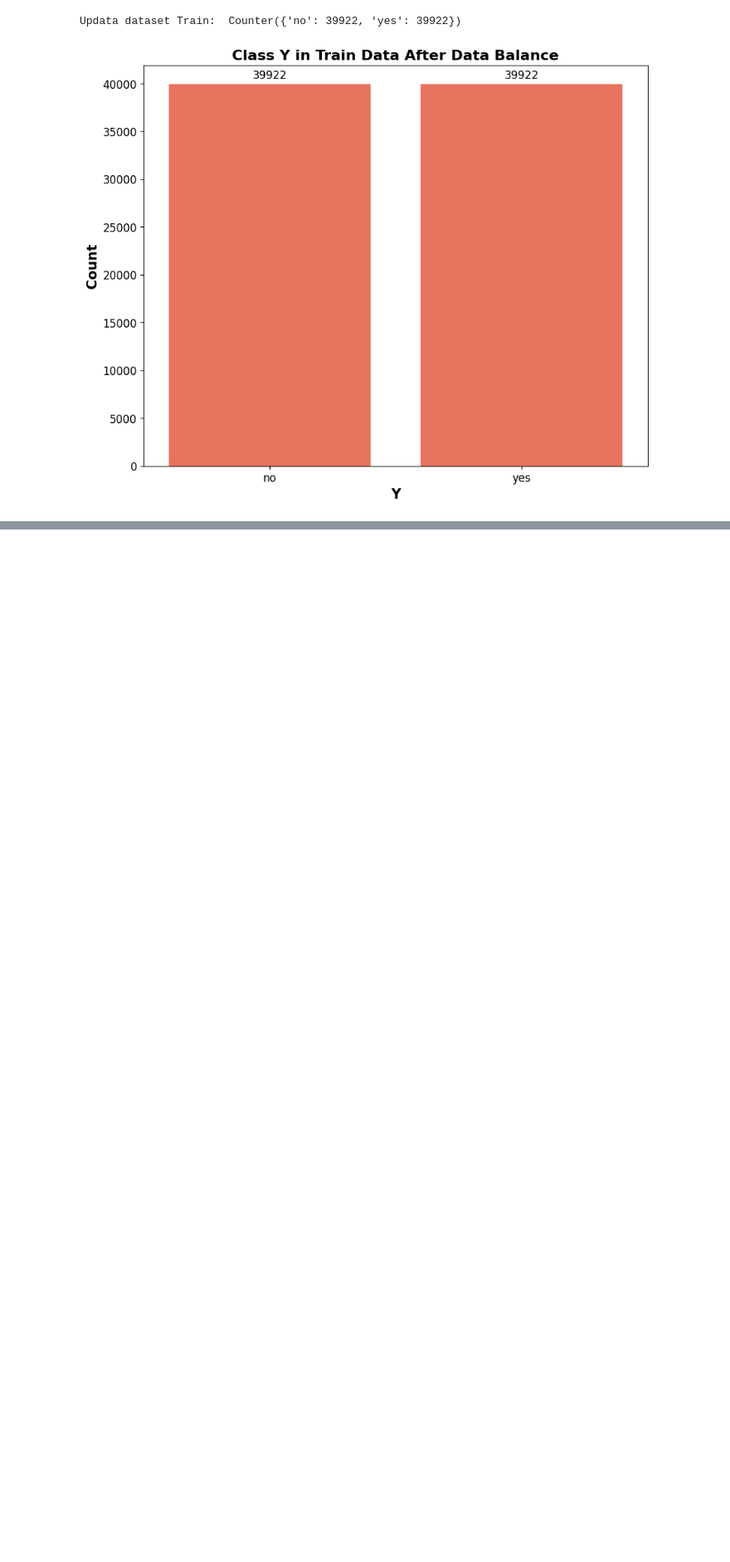
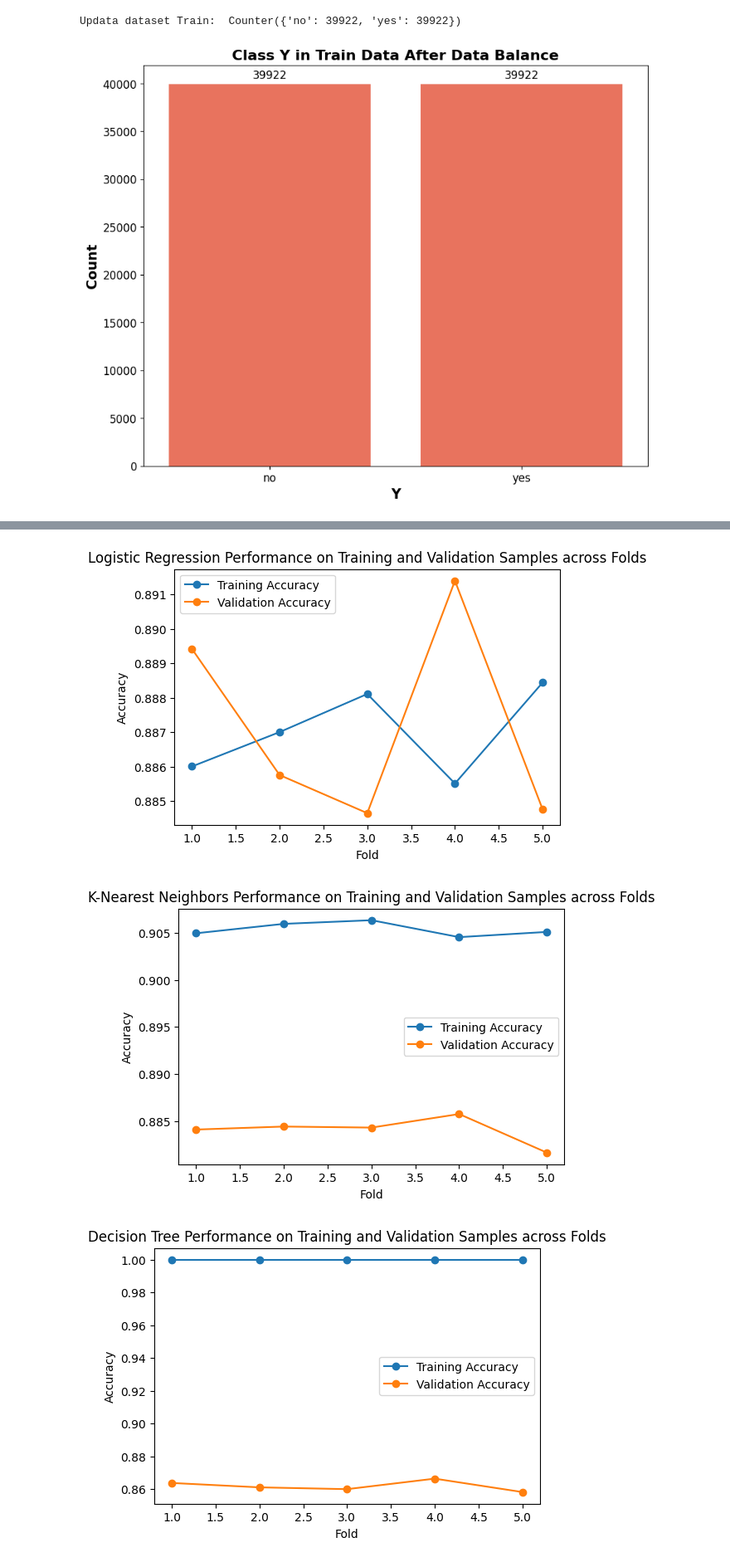
Before and after one commit to accesable/ML_Final, a Jupyter notebook: code/main.ipynb, the cells around one changed output, grey strips where cells are left out. Shown at 83% size. Saved outputs shown, nothing was run; the diff lists cells and outputs as text; code cells hidden in the pictures; blank space fills up the shorter version.

Commit message:
update overfitting, get some error

```diff
--- a/code/main.ipynb
+++ b/code/main.ipynb
@@ -720,0 +724,54 @@ Updata dataset Train:  Counter({'no': 39922, 'yes': 39922})
+# %%
+models = [
+    LogisticRegression(),
+    KNeighborsClassifier(n_neighbors=7),
+    DecisionTreeClassifier(),
+    GaussianNB(),
+    SVC(),
+    Perceptron()
+]
+
+kfold = StratifiedKFold(n_splits=5, random_state=42, shuffle=True)
+
+model_names = [
+    'Logistic Regression',
+    'K-Nearest Neighbors',
+    'Decision Tree',
+    'Gaussian Naive Bayes',
+    'Support Vector Machine',
+    'Perceptron'
+]
+
+X_train_overfit = np.array(X_train)
+y_train_overfit = np.array(y_train)
+
+for i, model in enumerate(models):
+    model_train_accuracies = []
+    model_val_accuracies = []
+
+    for fold, (train_index, val_index) in enumerate(kfold.split(X_train_overfit, y_train_overfit), 1):
+        X_train_fold, X_val_fold = X_train_overfit[train_index], X_train_overfit[val_index]
+        y_train_fold, y_val_fold = y_train_overfit[train_index], y_train_overfit[val_index]
+
+        model.fit(X_train_fold, y_train_fold)
+
+        y_train_pred = model.predict(X_train_fold)
+        train_accuracy = accuracy_score(y_train_fold, y_train_pred)
+        model_train_accuracies.append(train_accuracy)
+
+        y_val_pred = model.predict(X_val_fold)
+        val_accuracy = accuracy_score(y_val_fold, y_val_pred)
+        model_val_accuracies.append(val_accuracy)
+
+    plt.figure(figsize=(6, 4))
+    plt.plot(range(1, 6), model_train_accuracies, marker='o', label='Training Accuracy')
+    plt.plot(range(1, 6), model_val_accuracies, marker='o', label='Validation Accuracy')
+    plt.xlabel('Fold')
+    plt.ylabel('Accuracy')
+    plt.title(f'{model_names[i]} Performance on Training and Validation Samples across Folds')
+    plt.legend()
+    plt.show()
+# %% [output]
+[figure, added]
+[figure, added]
+[figure, added]
```
Also changed, not shown: parts of 20 cells of this notebook.
